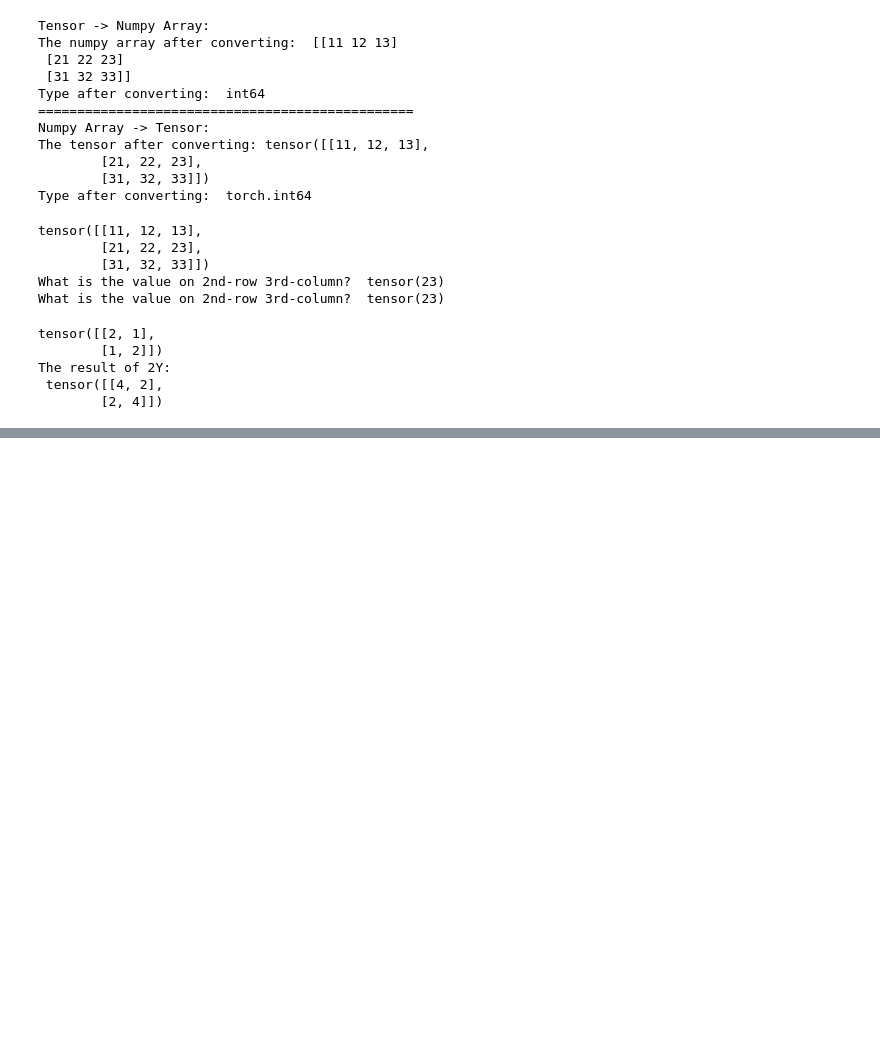
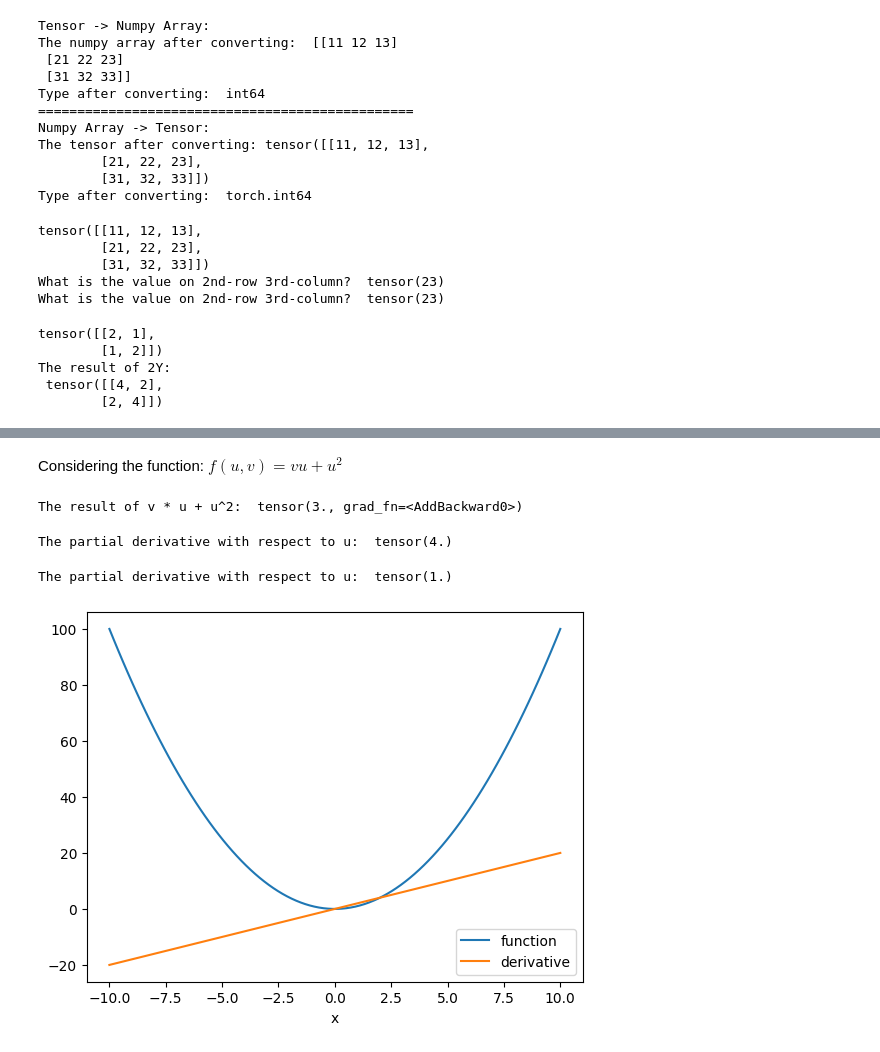
Before and after one commit to JuanPabloFue23/Neural-Networks-Pytorch, a Jupyter notebook: Tensors_Datasets/PytorchOverview1.ipynb, the cells around one changed output, grey strips where cells are left out. Cells and saved outputs as stored; diff of their text form; code cells hidden in the pictures; blank space fills up the shorter version.

Commit message:
Derivatives with Pytorch

```diff
--- a/Tensors_Datasets/PytorchOverview1.ipynb
+++ b/Tensors_Datasets/PytorchOverview1.ipynb
@@ -117,0 +137,42 @@ print("The result of X * Y: ", X_times_Y)
+# %% [markdown]
+Considering the function: $f(u,v)=vu+u^{2}$
+# %%
+# Calculate f(u, v) = v * u + u^2 at u = 1, v = 2
+
+u = torch.tensor(1.0,requires_grad=True)
+v = torch.tensor(2.0,requires_grad=True)
+f = u * v + u ** 2
+print("The result of v * u + u^2: ", f)
+# %% [output]
+The result of v * u + u^2:  tensor(3., grad_fn=<AddBackward0>)
+# %%
+# Calculate the derivative with respect to u
+
+f.backward()
+print("The partial derivative with respect to u: ", u.grad)
+# %% [output]
+The partial derivative with respect to u:  tensor(4.)
+# %%
+# Calculate the derivative with respect to v
+
+print("The partial derivative with respect to u: ", v.grad)
+# %% [output]
+The partial derivative with respect to u:  tensor(1.)
+# %%
+# Calculate the derivative with multiple values
+
+x = torch.linspace(-10, 10, 100, requires_grad = True)
+Y = x ** 2
+y = torch.sum(x ** 2)
+# %%
+# Take the derivative with respect to multiple value. Plot out the function and its derivative
+
+y.backward()
+
+plt.plot(x.detach().numpy(), Y.detach().numpy(), label = 'function')
+plt.plot(x.detach().numpy(), x.grad.detach().numpy(), label = 'derivative')
+plt.xlabel('x')
+plt.legend()
+plt.show()
+# %% [output]
+[figure, added]
```
Also changed, not shown: parts of 6 cells of this notebook.
